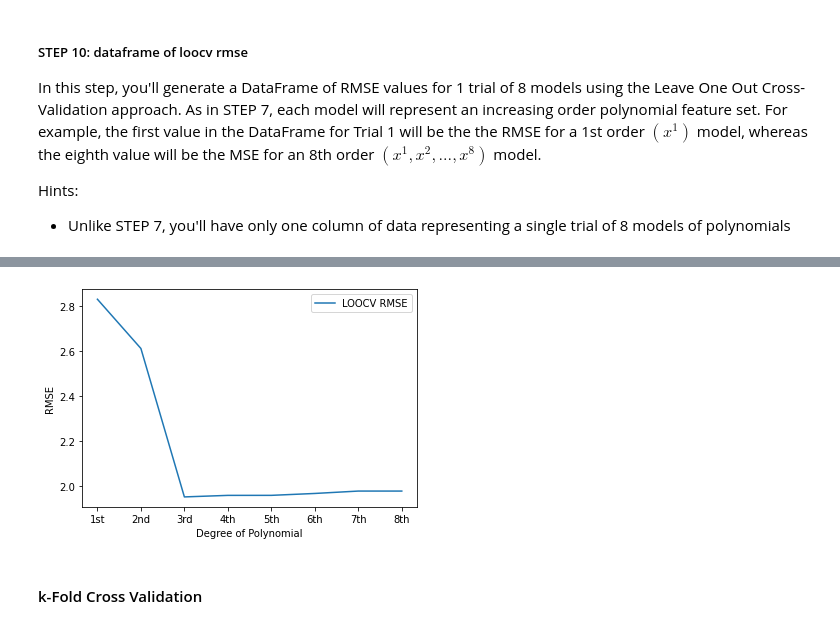
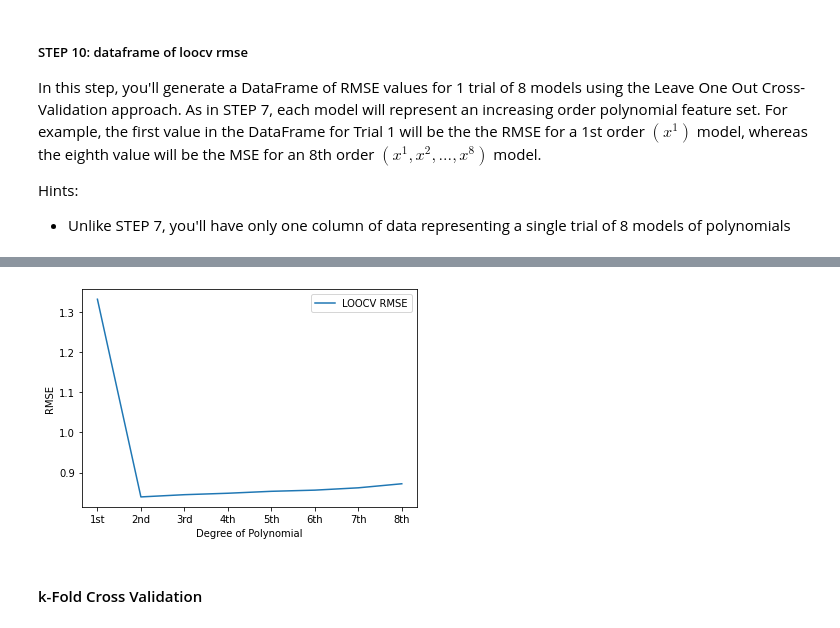
Before and after one commit to afit-csce623-master/template-hw3, a Jupyter notebook: hw3.ipynb, the cells around one changed output, grey strips where cells are left out. Saved outputs shown, nothing was run; the diff lists cells and outputs as text; code cells hidden in the pictures.

```diff
--- a/hw3.ipynb
+++ b/hw3.ipynb
@@ -356,10 +411,14 @@ Hints:
 
 #STUDENT CODE - insert code to implement val_set_mse(X, y, random_state)
 #---------------------------------------------
-
+def val_set_mse(X, y, random_state = None):
+    split = ShuffleSplit(n_splits=1, train_size=0.5, random_state=random_state)
+    model = LinearRegression()
+    scores = cross_val_score(model, X, y, scoring='neg_root_mean_squared_error', cv=split, n_jobs=-1)
+    return abs(scores)
 #---------------------------------------------
 
-STEP_6_COMPLETE = False
+STEP_6_COMPLETE = True
 # %% [markdown]
 ##### STEP 7: dataframe of val set rmse
 
@@ -448,3 +509,16 @@ STEP_9_COMPLETE = False
+# %%
+#STEP 9
+
+#STUDENT CODE - create loocv_mse(X, y, random_state)
+#---------------------------------------------
+def loocv_mse(X, y, random_state = None):
+    loo = LeaveOneOut()
+    model = LinearRegression()
+    scores = cross_val_score(model, X, y, scoring='neg_root_mean_squared_error', cv=loo, n_jobs=-1)
+    return abs(np.mean(scores))
+#---------------------------------------------
+
+STEP_9_COMPLETE = True
 # %% [markdown]
 ##### STEP 10: dataframe of loocv rmse
 
@@ -464,3 +529,18 @@ STEP_10_COMPLETE = False
+# %%
+#STEP 10
+
+#STUDENT CODE - create DataFrame of LOOCV Order data
+#---------------------------------------------
+random_state = np.random.RandomState(123)
+
+loocv_errors = np.zeros(MAX_ORDER)
+for order in range (1, MAX_ORDER+1):
+    loocv_errors[order-1] = loocv_mse(poly_df(df.x, order), df.y, random_state)
+
+df_loocv_errors = pd.DataFrame(loocv_errors, index=INDICES, columns=COLUMNS[:1])
+#---------------------------------------------
+
+STEP_10_COMPLETE = True
 # %% [markdown]
 ##### STEP 11: plot loocv
 
@@ -472,14 +552,18 @@ In this step, create a spaghetti plot of LOOVC for each order polynomial model.
 # %%
 #STEP 11
 
 #STUDENT CODE - plot loocv spaghetti chart
 #---------------------------------------------
-
+plt.plot(df_loocv_errors, label='LOOCV RMSE')
+plt.xlabel('Degree of Polynomial')
+plt.ylabel('RMSE')
+plt.legend()
+plt.show()
 #---------------------------------------------
 
-STEP_11_COMPLETE = False
+STEP_11_COMPLETE = True
 # %% [output]
-[figure, old version]
+[figure, new version]
 # %% [markdown]
 #### k-Fold Cross Validation
 # %% [markdown]
```
Also changed, not shown: parts of 26 cells of this notebook.
